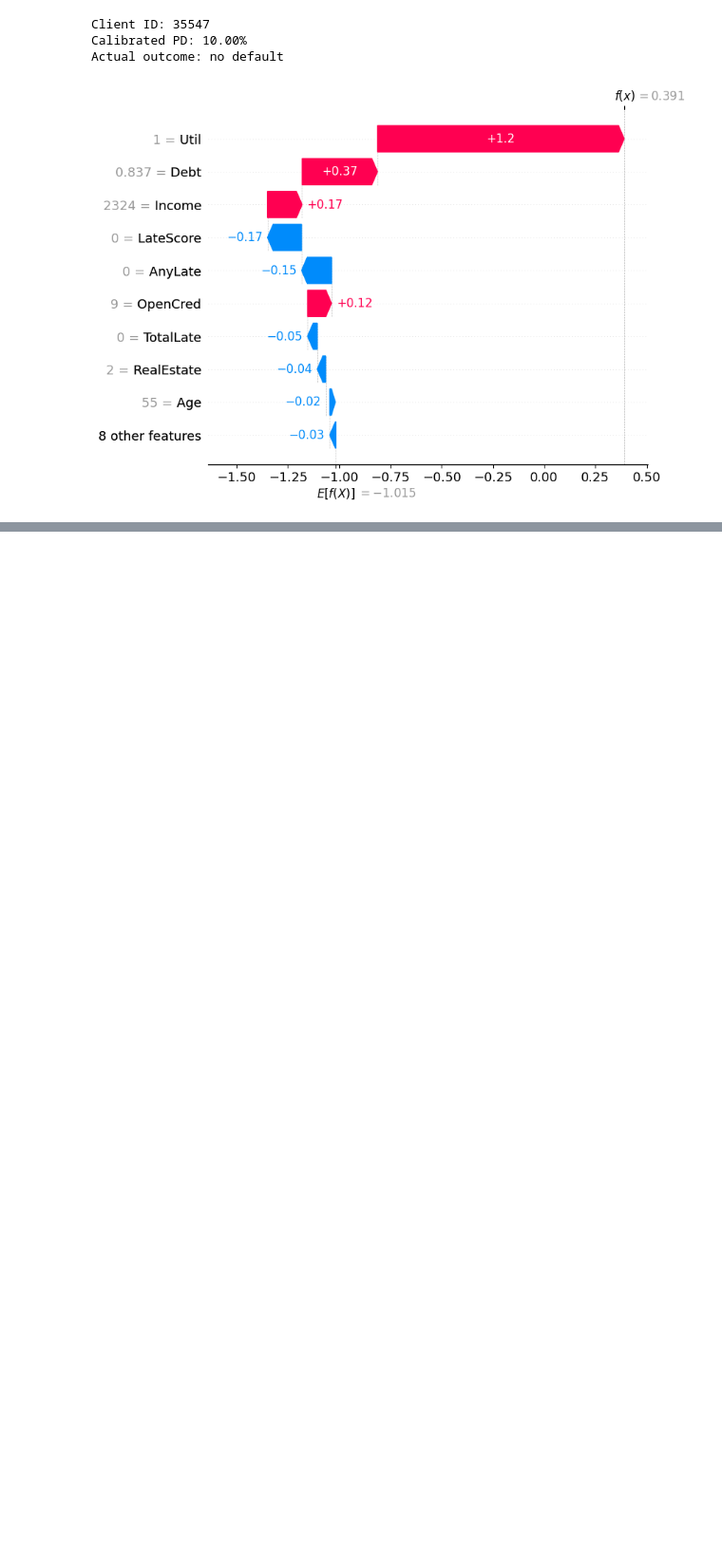
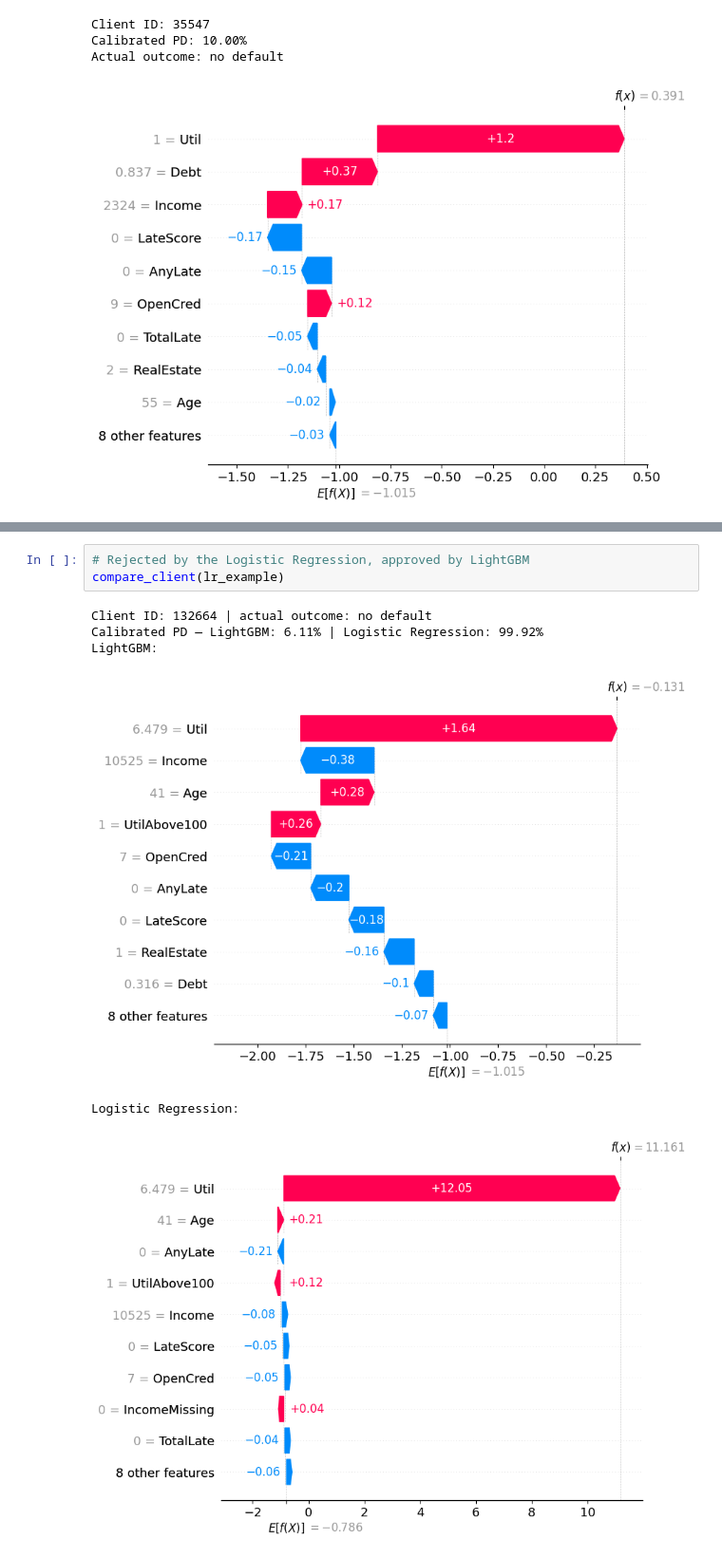
Before and after one commit to hnascimento96/Credit-Risk-Modeling, a Jupyter notebook: notebooks/shap_analysis.ipynb, the cells around one changed output, grey strips where cells are left out. Shown at 95% size. Cells and saved outputs as stored; diff of their text form; blank space fills up the shorter version.

```diff
--- a/notebooks/shap_analysis.ipynb
+++ b/notebooks/shap_analysis.ipynb
@@ -378 +521,11 @@ Actual outcome: no default
+# %%
+# Rejected by the Logistic Regression, approved by LightGBM
+compare_client(lr_example)
+# %% [output]
+Client ID: 132664 | actual outcome: no default
+Calibrated PD — LightGBM: 6.11% | Logistic Regression: 99.92%
+LightGBM:
+[figure, added]
+Logistic Regression:
+[figure, added]
 # %% [markdown]
```
Also changed, not shown: parts of 13 cells of this notebook.
